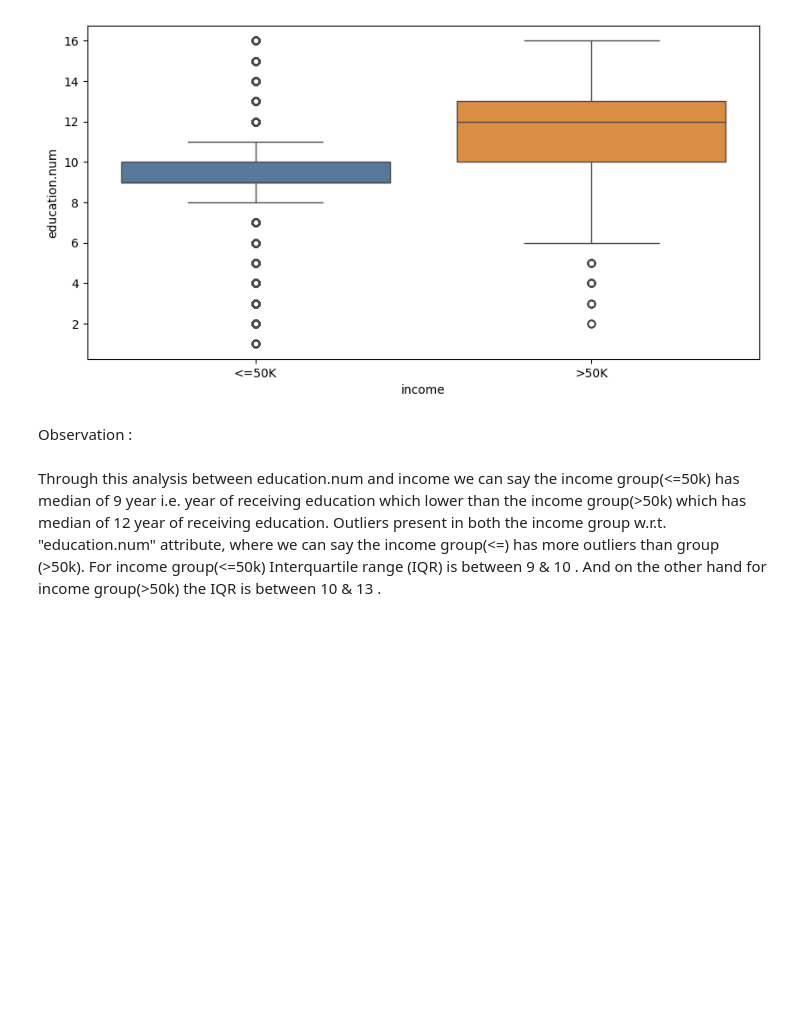
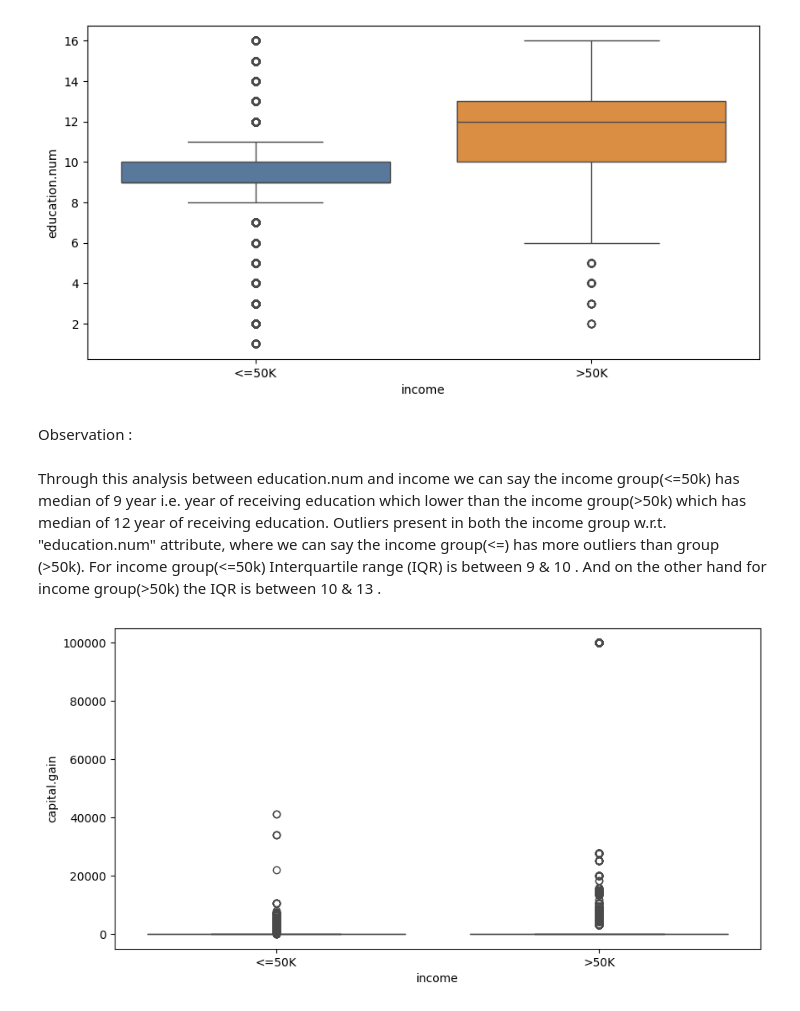
Before and after one commit to soniya-builds/Data-Analysis-Projects, a Jupyter notebook: Full Data Analysis Project with Python/raw_code.ipynb, the cells around one changed output. Saved outputs shown, nothing was run; the diff lists cells and outputs as text; code cells hidden in the pictures; blank space fills up the shorter version.

```diff
--- a/Full Data Analysis Project with Python/raw_code.ipynb
+++ b/Full Data Analysis Project with Python/raw_code.ipynb
@@ -743,3 +743,11 @@ Observation :
 Through this analysis between education.num and income we can say the income group(<=50k) has median of 9 year i.e. year of receiving education which lower than the income group(>50k) which has median of 12 year of receiving education.
 Outliers present in both the income group w.r.t. "education.num" attribute, where we can say the income group(<=) has more outliers than group (>50k).
 For income group(<=50k) Interquartile range (IQR) is between 9 & 10 . And on the other hand for income group(>50k) the IQR is between 10 & 13 .
+# %%
+### Captial Gain (Relationship with income)
+fig = plt.figure(figsize=(10,5))
+my_colors = ["#4e79a7", "#f28e2b"]
+sb.boxplot(x="income", y="capital.gain", data=df, palette=my_colors, hue="income", legend=False)
+plt.show()
+# %% [output]
+[figure, added]
```
Also changed, not shown: parts of 5 cells of this notebook.
